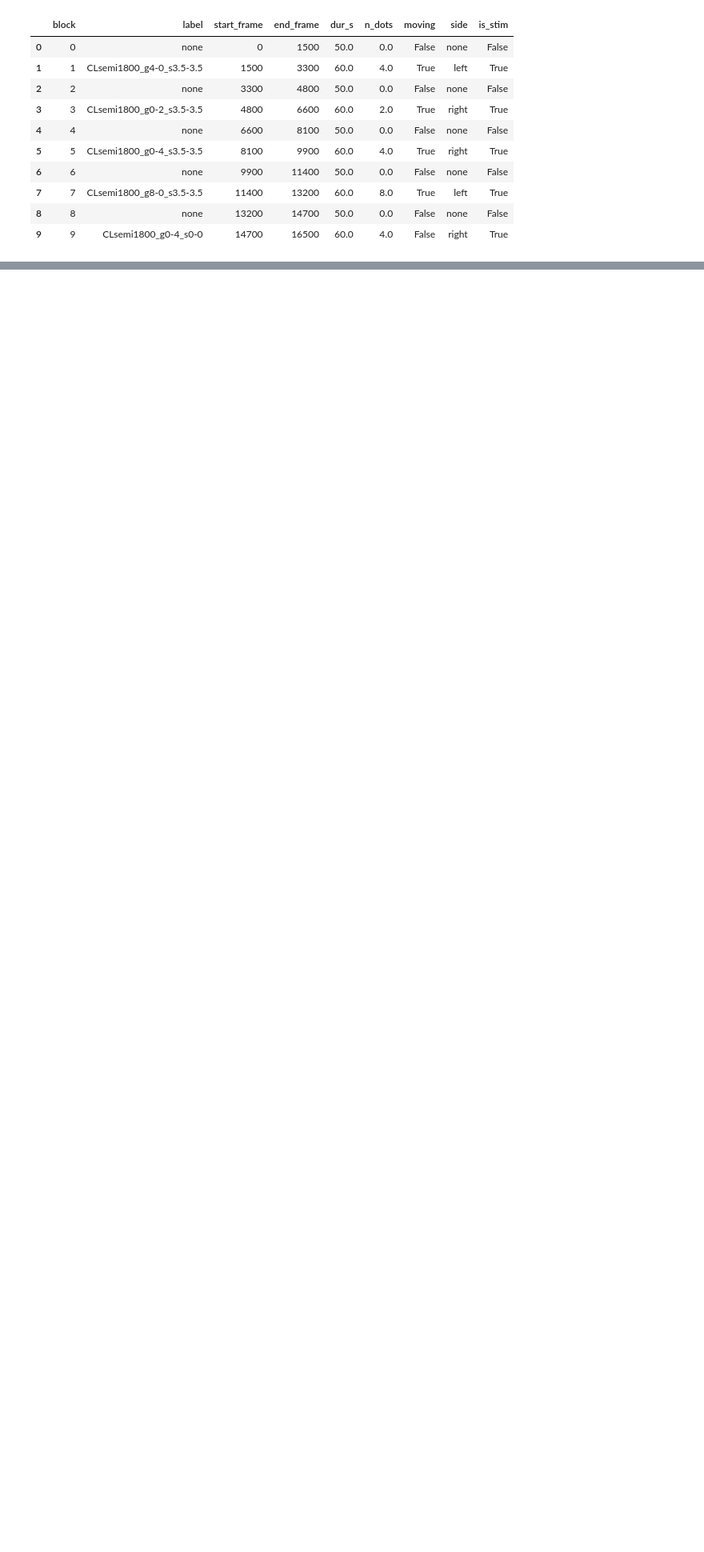
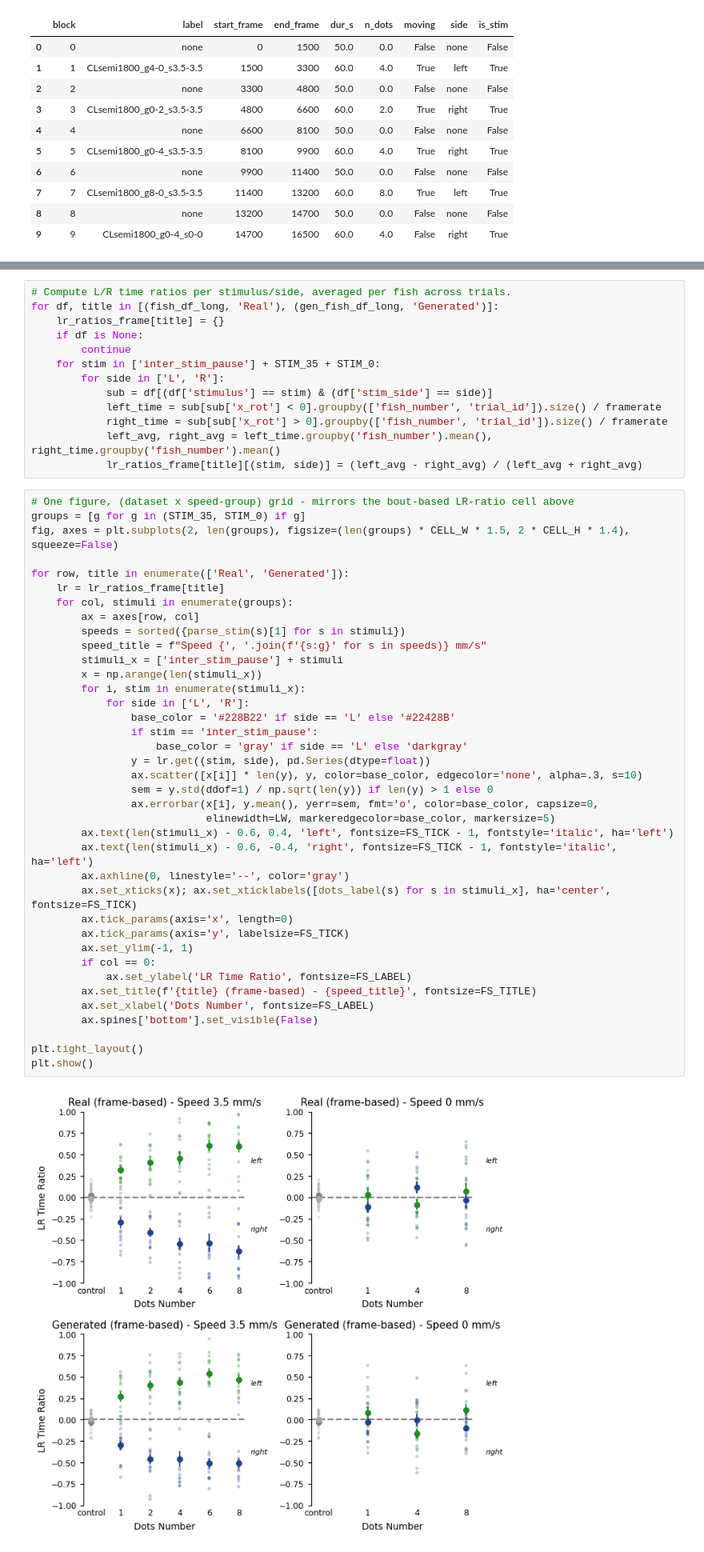
Before and after one commit to arthurEpfl/mp_semiCL_behavior, a Jupyter notebook: notebooks/rollout_analyses.ipynb, the cells around one changed output, grey strips where cells are left out. Shown at 80% size. Saved outputs shown, nothing was run; the diff lists cells and outputs as text; blank space fills up the shorter version.

```diff
--- a/notebooks/rollout_analyses.ipynb
+++ b/notebooks/rollout_analyses.ipynb
@@ -150,3 +363,56 @@ print(f'{N_ROLLOUTS} rollouts in {time.time() - t0:.1f}s')
+# %%
+# Compute L/R time ratios per stimulus/side, averaged per fish across trials.
+for df, title in [(fish_df_long, 'Real'), (gen_fish_df_long, 'Generated')]:
+    lr_ratios_frame[title] = {}
+    if df is None:
+        continue
+    for stim in ['inter_stim_pause'] + STIM_35 + STIM_0:
+        for side in ['L', 'R']:
+            sub = df[(df['stimulus'] == stim) & (df['stim_side'] == side)]
+            left_time = sub[sub['x_rot'] < 0].groupby(['fish_number', 'trial_id']).size() / framerate
+            right_time = sub[sub['x_rot'] > 0].groupby(['fish_number', 'trial_id']).size() / framerate
+            left_avg, right_avg = left_time.groupby('fish_number').mean(), right_time.groupby('fish_number').mean()
+            lr_ratios_frame[title][(stim, side)] = (left_avg - right_avg) / (left_avg + right_avg)
+# %%
+# One figure, (dataset x speed-group) grid - mirrors the bout-based LR-ratio cell above
+groups = [g for g in (STIM_35, STIM_0) if g]
+fig, axes = plt.subplots(2, len(groups), figsize=(len(groups) * CELL_W * 1.5, 2 * CELL_H * 1.4), squeeze=False)
+
+for row, title in enumerate(['Real', 'Generated']):
+    lr = lr_ratios_frame[title]
+    for col, stimuli in enumerate(groups):
+        ax = axes[row, col]
+        speeds = sorted({parse_stim(s)[1] for s in stimuli})
+        speed_title = f"Speed {', '.join(f'{s:g}' for s in speeds)} mm/s"
+        stimuli_x = ['inter_stim_pause'] + stimuli
+        x = np.arange(len(stimuli_x))
+        for i, stim in enumerate(stimuli_x):
+            for side in ['L', 'R']:
+                base_color = '#228B22' if side == 'L' else '#22428B'
+                if stim == 'inter_stim_pause':
+                    base_color = 'gray' if side == 'L' else 'darkgray'
+                y = lr.get((stim, side), pd.Series(dtype=float))
+                ax.scatter([x[i]] * len(y), y, color=base_color, edgecolor='none', alpha=.3, s=10)
+                sem = y.std(ddof=1) / np.sqrt(len(y)) if len(y) > 1 else 0
+                ax.errorbar(x[i], y.mean(), yerr=sem, fmt='o', color=base_color, capsize=0,
+                            elinewidth=LW, markeredgecolor=base_color, markersize=5)
+        ax.text(len(stimuli_x) - 0.6, 0.4, 'left', fontsize=FS_TICK - 1, fontstyle='italic', ha='left')
+        ax.text(len(stimuli_x) - 0.6, -0.4, 'right', fontsize=FS_TICK - 1, fontstyle='italic', ha='left')
+        ax.axhline(0, linestyle='--', color='gray')
+        ax.set_xticks(x); ax.set_xticklabels([dots_label(s) for s in stimuli_x], ha='center', fontsize=FS_TICK)
+        ax.tick_params(axis='x', length=0)
+        ax.tick_params(axis='y', labelsize=FS_TICK)
+        ax.set_ylim(-1, 1)
+        if col == 0:
+            ax.set_ylabel('LR Time Ratio', fontsize=FS_LABEL)
+        ax.set_title(f'{title} (frame-based) - {speed_title}', fontsize=FS_TITLE)
+        ax.set_xlabel('Dots Number', fontsize=FS_LABEL)
+        ax.spines['bottom'].set_visible(False)
+
+plt.tight_layout()
+plt.show()
+# %% [output]
+[figure, added]
 # %% [markdown]
 ## Bouts-based analyses, real and generated
 Analyses of bouts extracted from real fish trajectories and generated rollouts, in bout format (not frame-based). Analyses taken from `semicl_analyses.ipynb`.
```
Also changed, not shown: parts of 27 cells of this notebook, 3 other files.
